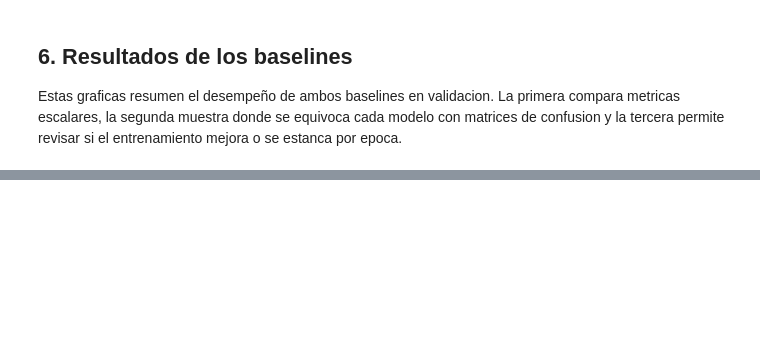
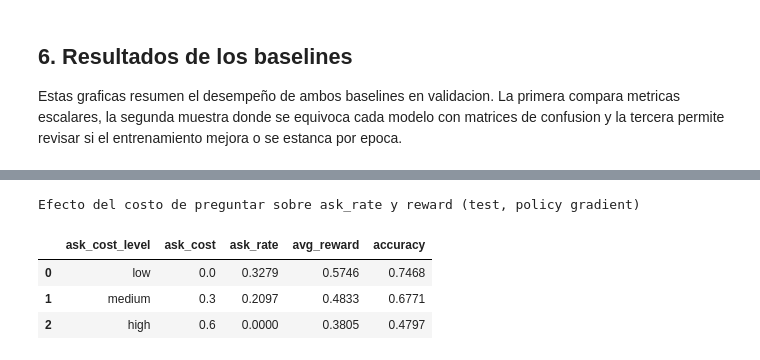
Before and after one commit to Eickyair/rl-askmind-policy, a Jupyter notebook: askmind_mlp_baselines.ipynb, the cells around one changed output, grey strips where cells are left out. Saved outputs shown, nothing was run; the diff lists cells and outputs as text; code cells hidden in the pictures; blank space fills up the shorter version.

```diff
--- a/askmind_mlp_baselines.ipynb
+++ b/askmind_mlp_baselines.ipynb
@@ -1951,0 +2296,39 @@ ask_rate_test_oficial: 0.043
+# %%
+def run_ask_cost_ablation(train_features, train_rewards, validation_features, validation_rewards,
+                          test_features, test_labels, test_rewards, config):
+    ask_idx = ACTION_TO_INDEX["ask"]
+    records = []
+    for level_name, cost in config.ask_cost_levels:
+        train_rewards_c = train_rewards.copy()
+        validation_rewards_c = validation_rewards.copy()
+        test_rewards_c = test_rewards.copy()
+        train_rewards_c[:, ask_idx] -= cost
+        validation_rewards_c[:, ask_idx] -= cost
+        test_rewards_c[:, ask_idx] -= cost
+
+        set_seed(config.random_seed)
+        model, _ = train_policy_gradient(train_features, train_rewards_c, validation_features, validation_rewards_c, config)
+        predictions = predict_policy(model, test_features, config.device)
+        summary = evaluate_predictions("mlp_policy_gradient", test_labels, predictions, test_rewards_c)
+        records.append({
+            "ask_cost_level": level_name,
+            "ask_cost": cost,
+            "ask_rate": summary["ask_rate"],
+            "avg_reward": summary["avg_reward"],
+            "accuracy": summary["accuracy"],
+        })
+    return pd.DataFrame.from_records(records)
+
+
+ablation_table = run_ask_cost_ablation(
+    train_features, train_rewards, validation_features, validation_rewards,
+    test_features, test_labels, test_rewards, config,
+)
+print("Efecto del costo de preguntar sobre ask_rate y reward (test, policy gradient)")
+display(ablation_table.round(4))
+# %% [output]
+Efecto del costo de preguntar sobre ask_rate y reward (test, policy gradient)
+|  | ask_cost_level | ask_cost | ask_rate | avg_reward | accuracy |
+| 0 | low | 0.0 | 0.3279 | 0.5746 | 0.7468 |
+| 1 | medium | 0.3 | 0.2097 | 0.4833 | 0.6771 |
+| 2 | high | 0.6 | 0.0000 | 0.3805 | 0.4797 |
```
Also changed, not shown: parts of 16 cells of this notebook, 1 other file.
